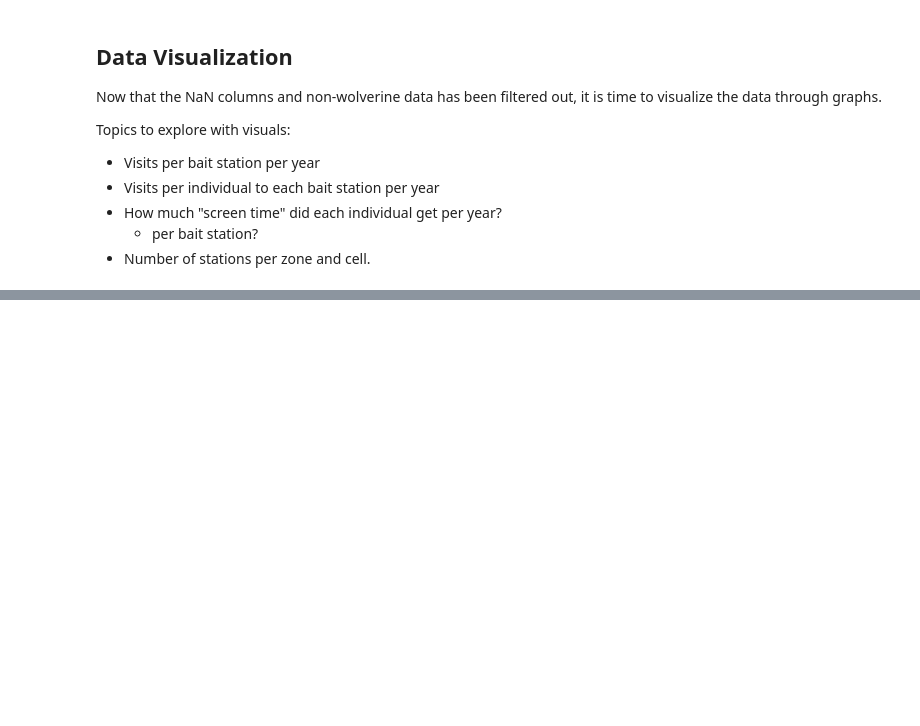
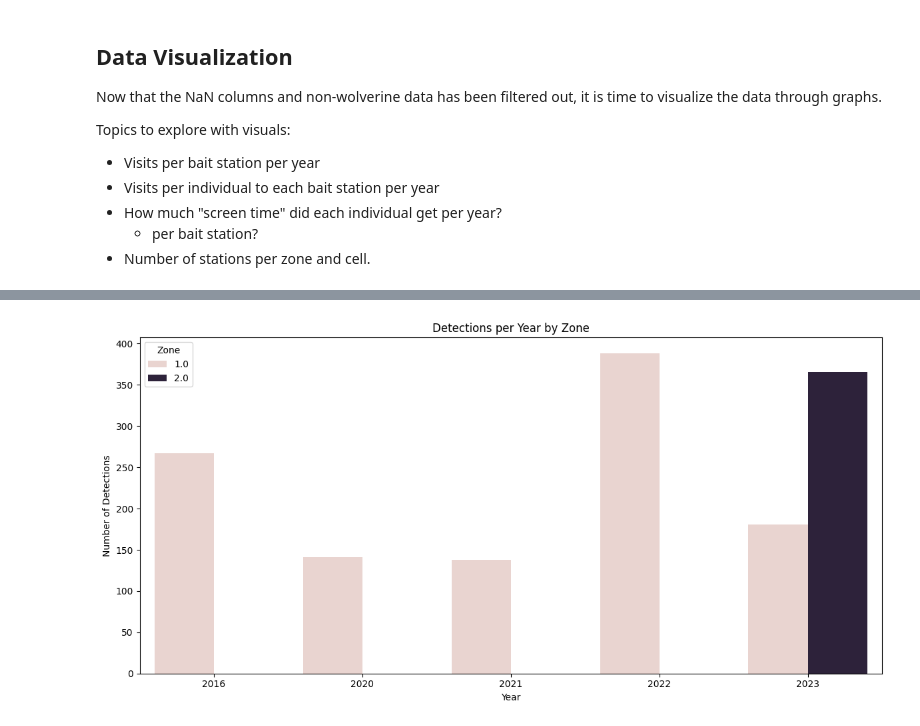
Before and after one commit to bw123111/MLcourse2025, a Jupyter notebook: assignments/Assignment_1.ipynb, the cells around one changed output, grey strips where cells are left out. Cells and saved outputs as stored; diff of their text form; code cells hidden in the pictures; blank space fills up the shorter version.

```diff
--- a/assignments/Assignment_1.ipynb
+++ b/assignments/Assignment_1.ipynb
@@ -714,0 +740,16 @@ AttributeError: 'DataFrame' object has no attribute 'zone'
+# %%
+# plot detections found at each zone by year
+# group data for plotting
+data_zone_yr = dtx_by_loc_yr.groupby(["Zone", "Year"])["Detections"].sum().reset_index()
+
+# Plot details
+plt.figure(figsize=(12,6))
+sns.barplot(data=data_zone_yr, x="Year", y="Detections", hue="Zone", dodge=True)
+plt.title("Detections per Year by Zone")
+plt.ylabel("Number of Detections")
+plt.xlabel("Year")
+plt.legend(title="Zone")
+plt.tight_layout()
+plt.show()
+# %% [output]
+[figure, added]
```
Also changed, not shown: parts of 11 cells of this notebook.
